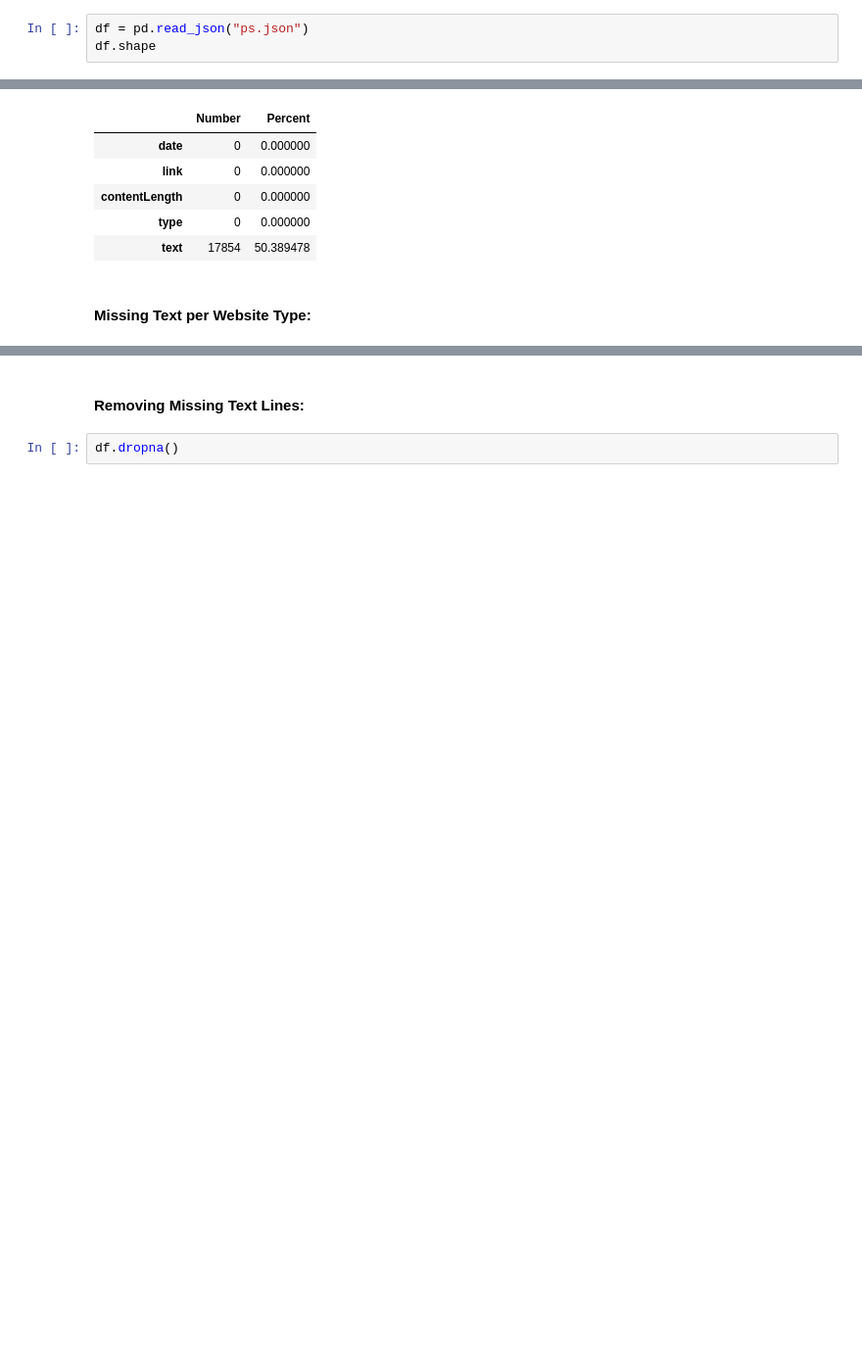
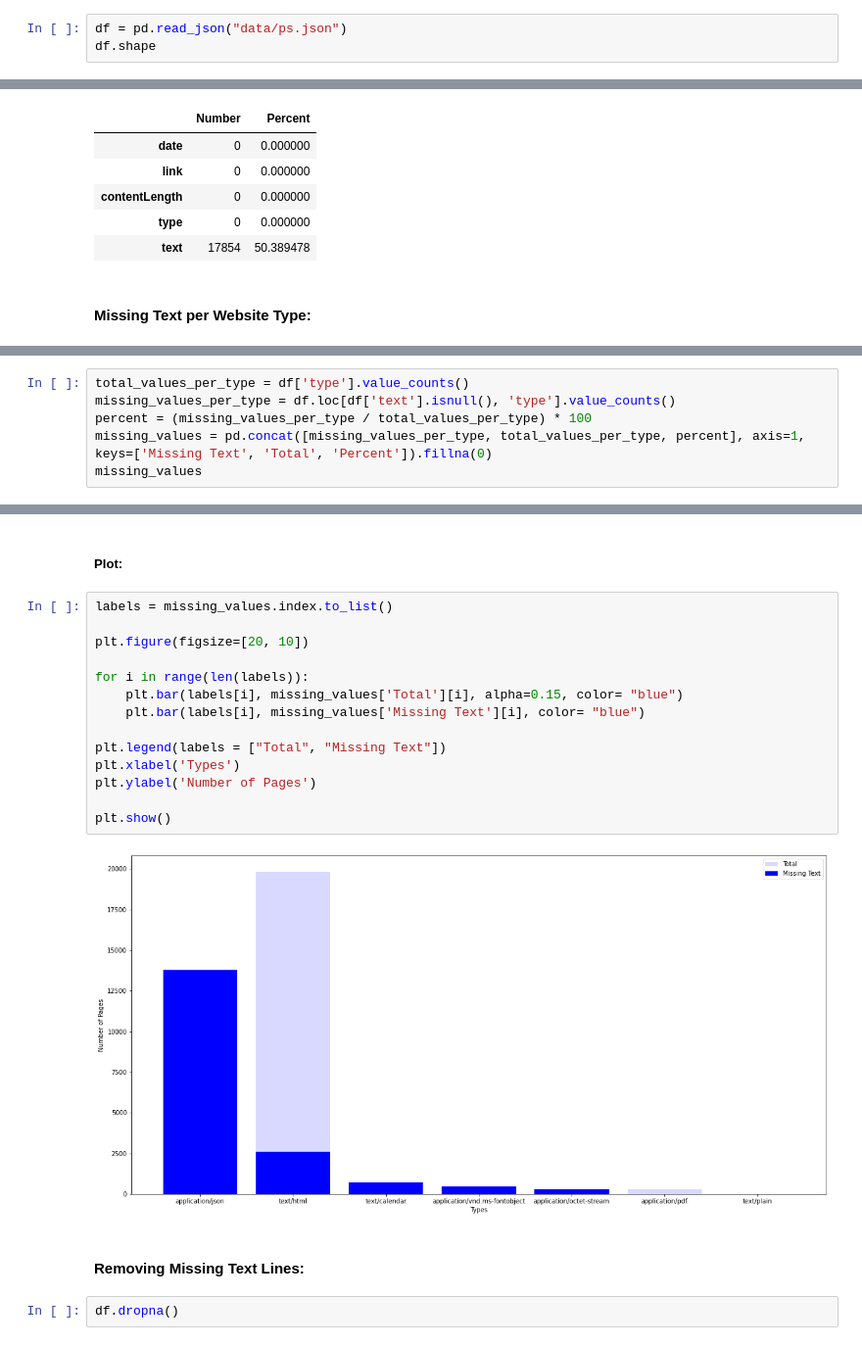
Before and after one commit to mariacrnr/feup-pri, a Jupyter notebook: data_preparation.ipynb, the cells around one changed output, grey strips where cells are left out. Shown at 98% size. Cells and saved outputs as stored; diff of their text form; blank space fills up the shorter version.

Commit message:
null values per type table and plot

```diff
--- a/data_preparation.ipynb
+++ b/data_preparation.ipynb
@@ -11,7 +11,7 @@ import matplotlib.pyplot as plt
 ### Preliminary Data Analysis:
 We start by examining the data collected to better grasp it's extent and content.
 # %%
-df = pd.read_json("ps.json")
+df = pd.read_json("data/ps.json")
 df.shape
 # %% [output]
 (35432, 5)
@@ -124,0 +108,6 @@ Name: type, dtype: int64
+# %%
+total_values_per_type = df['type'].value_counts()
+missing_values_per_type = df.loc[df['text'].isnull(), 'type'].value_counts()
+percent = (missing_values_per_type / total_values_per_type) * 100
+missing_values = pd.concat([missing_values_per_type, total_values_per_type, percent], axis=1, keys=['Missing Text', 'Total', 'Percent']).fillna(0)
+missing_values
@@ -125,3 +123,21 @@ Name: type, dtype: int64
+# %% [markdown]
+##### Plot:
+# %%
+labels = missing_values.index.to_list()
+
+plt.figure(figsize=[20, 10])
+
+for i in range(len(labels)):
+    plt.bar(labels[i], missing_values['Total'][i], alpha=0.15, color= "blue")
+    plt.bar(labels[i], missing_values['Missing Text'][i], color= "blue")
+
+plt.legend(labels = ["Total", "Missing Text"])
+plt.xlabel('Types')
+plt.ylabel('Number of Pages')
+
+plt.show()
+# %% [output]
+[figure, added]
 # %% [markdown]
 #### Removing Missing Text Lines:
 # %%
```
Also changed, not shown: parts of 2 cells of this notebook.
